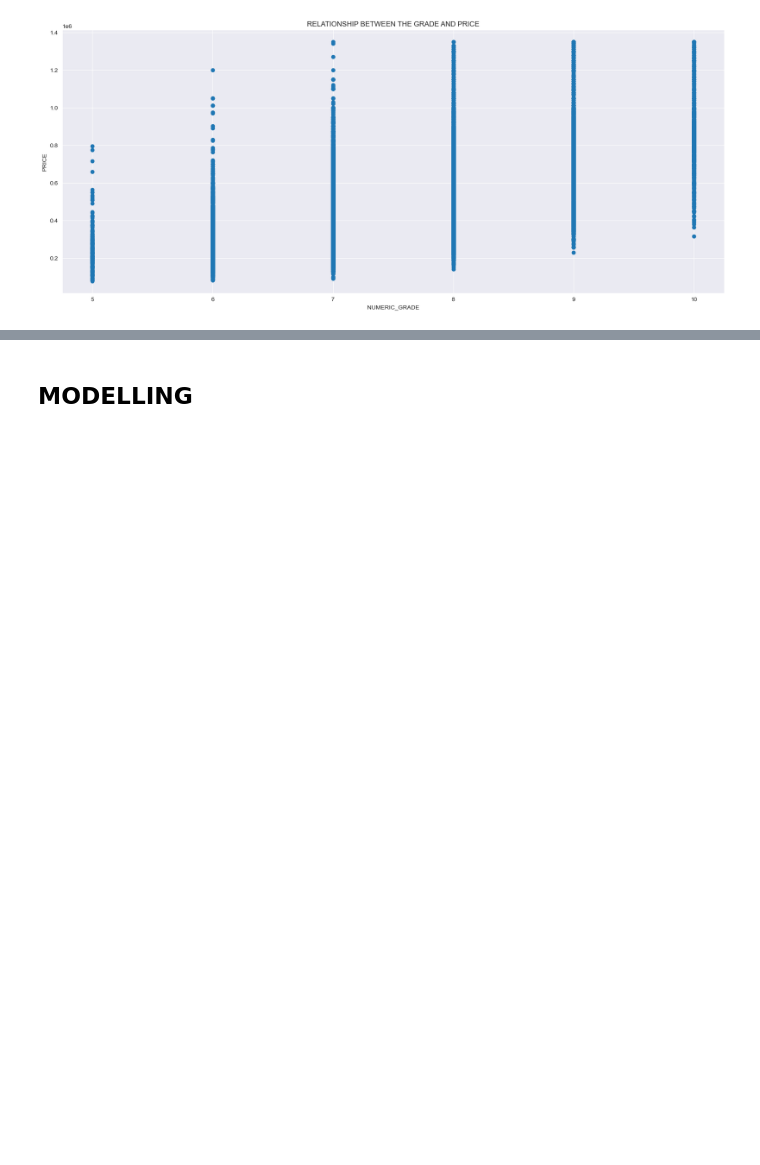
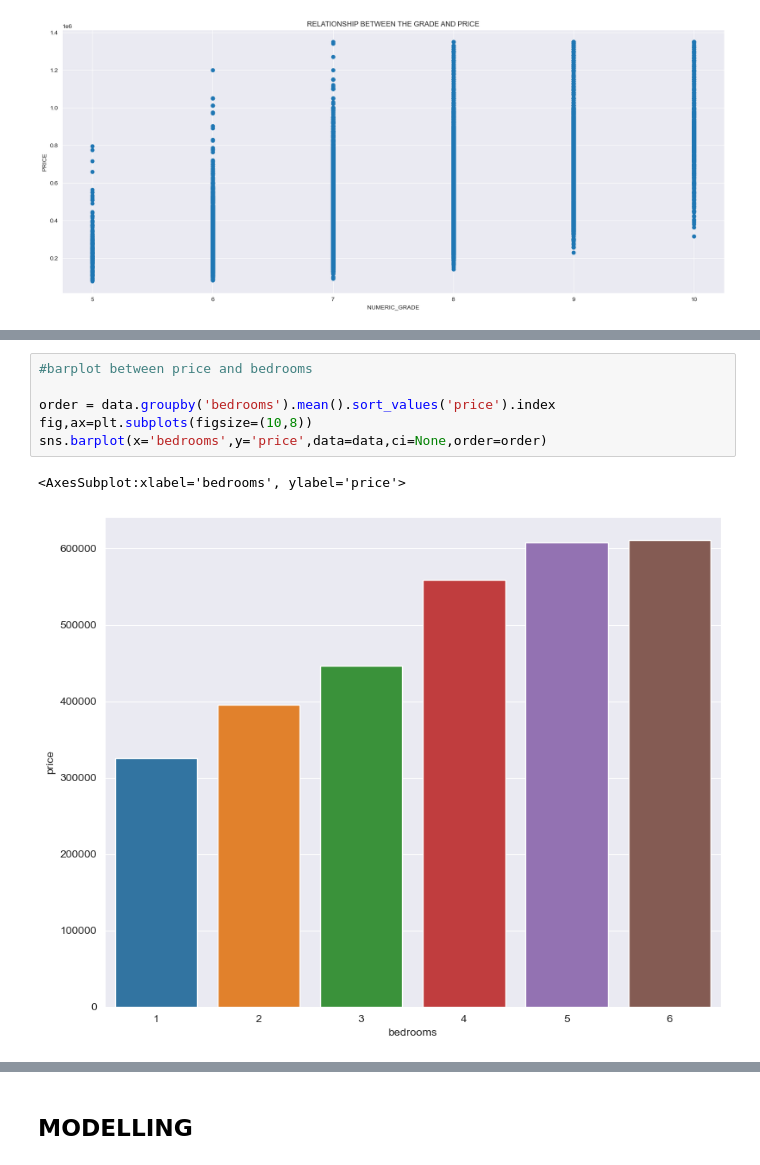
Before and after one commit to swalehmwadime/dsc-phase-2-project-v2-3, a Jupyter notebook: student.ipynb, the cells around one changed output, grey strips where cells are left out. Cells and saved outputs as stored; diff of their text form; blank space fills up the shorter version.

```diff
--- a/student.ipynb
+++ b/student.ipynb
@@ -404,0 +423,9 @@ sns.heatmap(data.corr(),annot=True,cmap='Blues')
+# %%
+#barplot between price and bedrooms
+
+order = data.groupby('bedrooms').mean().sort_values('price').index
+fig,ax=plt.subplots(figsize=(10,8))
+sns.barplot(x='bedrooms',y='price',data=data,ci=None,order=order)
+# %% [output]
+<AxesSubplot:xlabel='bedrooms', ylabel='price'>
+[figure, added]
```
Also changed, not shown: parts of 12 cells of this notebook.
